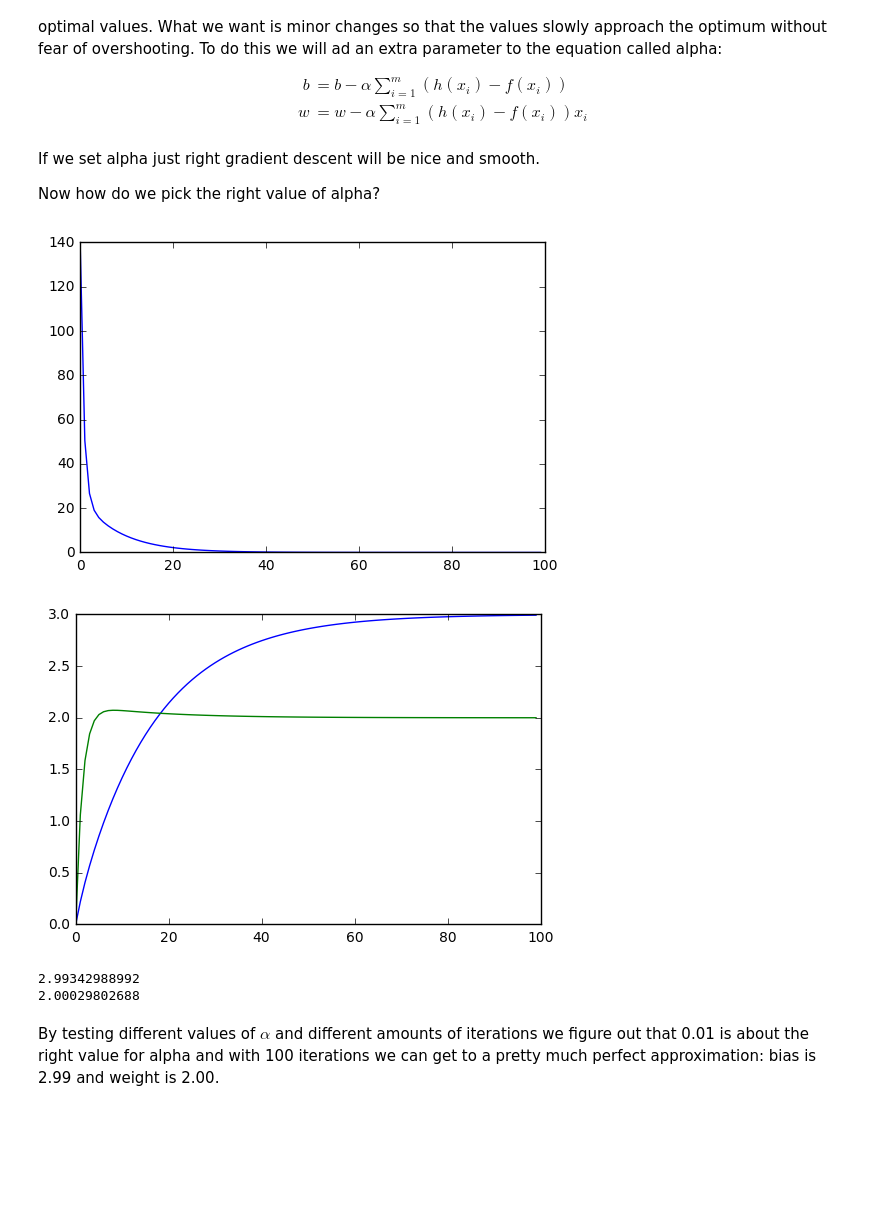
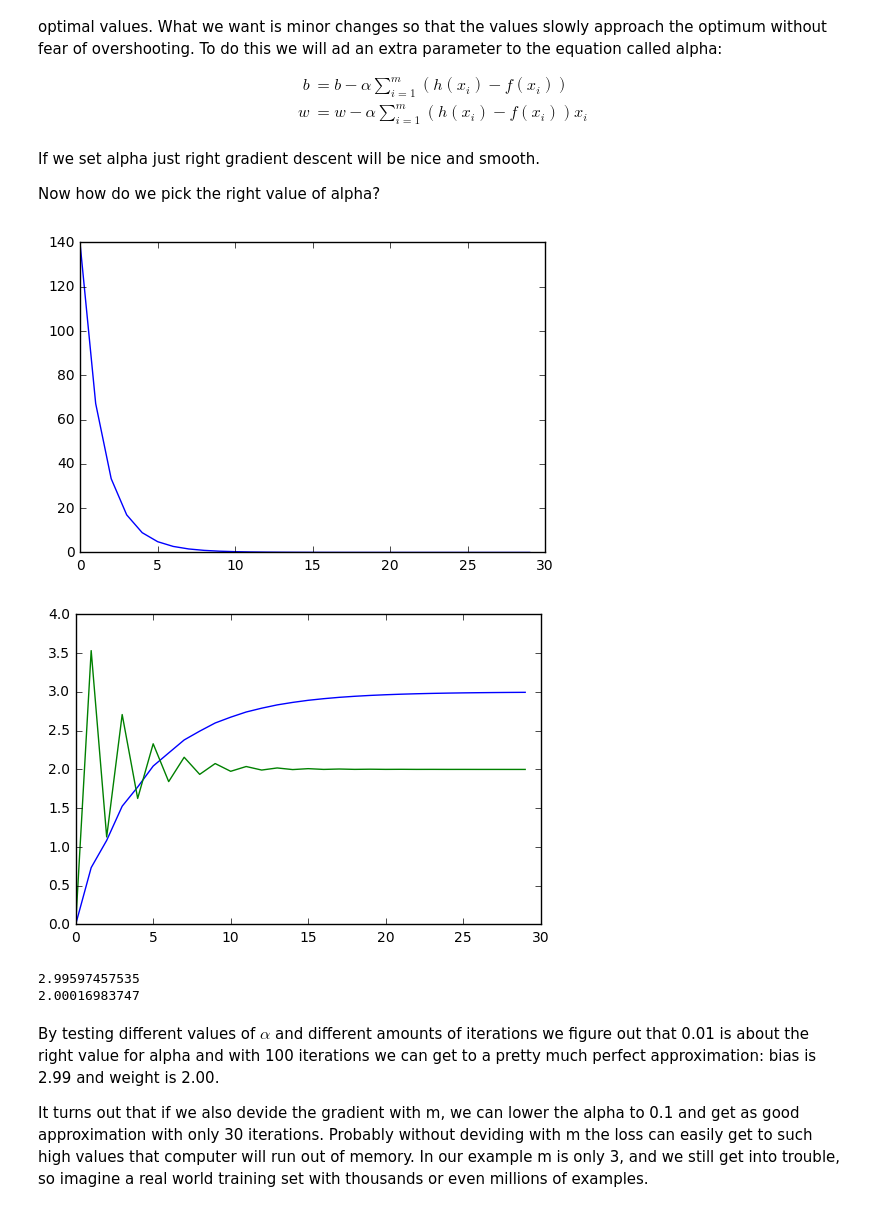
Before and after one commit to jarmop/learning, a Jupyter notebook: machine-learning.ipynb, the cells around one changed output. Drawn from its saved outputs; the diff is of its cells as text; code cells hidden in the pictures; blank space fills up the shorter version.

```diff
--- a/machine-learning.ipynb
+++ b/machine-learning.ipynb
@@ -8,0 +11,6 @@ import matplotlib.pyplot as plt # for visualization (plotting)
+# %%
+class Machine:
+    a = 0
+    b = 0
+    def h(self, x):
+        return self.a + self.b * x
@@ -46,25 +52,19 @@ plt.show()
 # %%
-# Calculate the difference between machine's attempt and the correct values.
-
-print(training_input)
-print(training_output)
-print(correct_values)
-
 machine = Machine()
-def loss(training_input):
+def loss(training_set):
     loss = 0
-    for x in training_input:
+    for x in training_set:
         loss += (machine.h(x) - f(x))**2
 
     return loss
 
-print(loss(training_input))
+print(loss(training_set))
 
 iterations = 6
 losses = []
-for i in range(0,iterations):
-    losses.append(loss(training_input))
-    machine.w += 1
+for i in range(0, iterations):
+    losses.append(loss(training_set))
+    machine.a += 1
     machine.b += 1
 
 plt.plot(losses)
@@ -83,7 +80,7 @@ for i in range(0,iterations):
     for x in training_input:
         training_output.append(machine.h(x))
 
-    machine.w += 1
+    machine.a += 1
     machine.b += 1
 
     print(training_output)
@@ -253,37 +250,39 @@ Now how do we pick the right value of alpha?
 # %%
 machine = Machine()
 def gradient_descent(machine, training_input):
-    alpha = 0.01
-    iterations = 100
+    alpha = 0.1
+    iterations = 30
     losses = []
     biases = []
     weights = []
     for i in range(0,iterations):
         biases.append(machine.b)
         weights.append(machine.w)
         losses.append(loss(training_input))
         db = 0
         dw = 0
         for x in training_input:
-            db += 2*(machine.h(x) - f(x))
-            dw += 2*(machine.h(x) - f(x)) * x
-        machine.b -= alpha * db
-        machine.w -= alpha * dw
+            db += 2 * (machine.h(x) - f(x))
+            dw += 2 * (machine.h(x) - f(x)) * x
+        machine.b -= alpha * db / m
+        machine.w -= alpha * dw / m
 
     #print(losses)
     plt.plot(losses)
     plt.show()
     plt.plot(biases)
     plt.plot(weights)
     plt.show()
 
 gradient_descent(machine, training_input)
 print(machine.b)
 print(machine.w)
 # %% [output]
-[figure, old version]
+[figure, new version]
-[figure, old version]
+[figure, new version]
-2.99342988992
-2.00029802688
+2.99597457535
+2.00016983747
 # %% [markdown]
 By testing different values of $\alpha$ and different amounts of iterations we figure out that  0.01 is about the right value for alpha and with 100 iterations we can get to a pretty much perfect approximation: bias is 2.99 and weight is 2.00.
+
+It turns out that if we also devide the gradient with m, we can lower the alpha to 0.1 and get as good approximation with only 30 iterations. Probably without deviding with m the loss can easily get to such high values that computer will run out of memory. In our example m is only 3, and we still get into trouble, so imagine a real world training set with thousands or even millions of examples.
```
Also changed, not shown: parts of 9 cells of this notebook.
